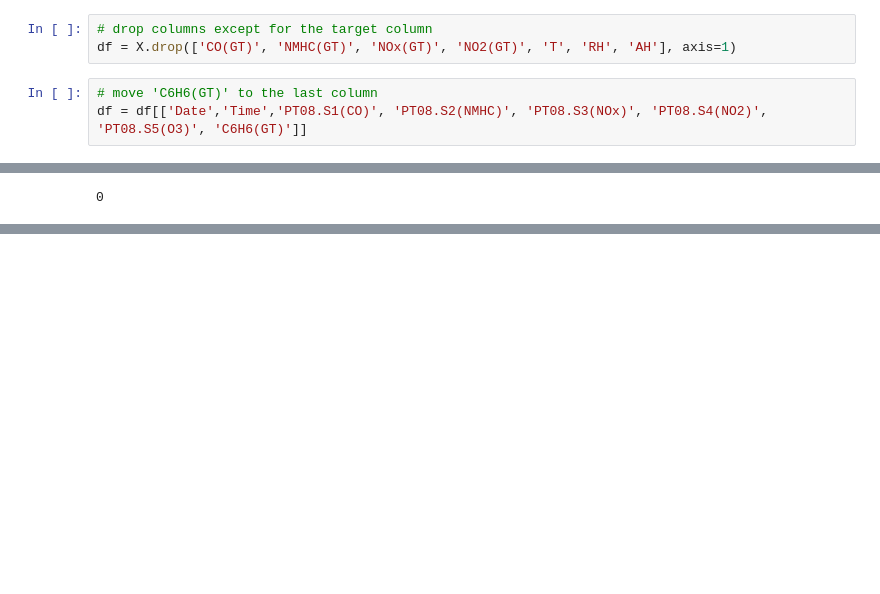
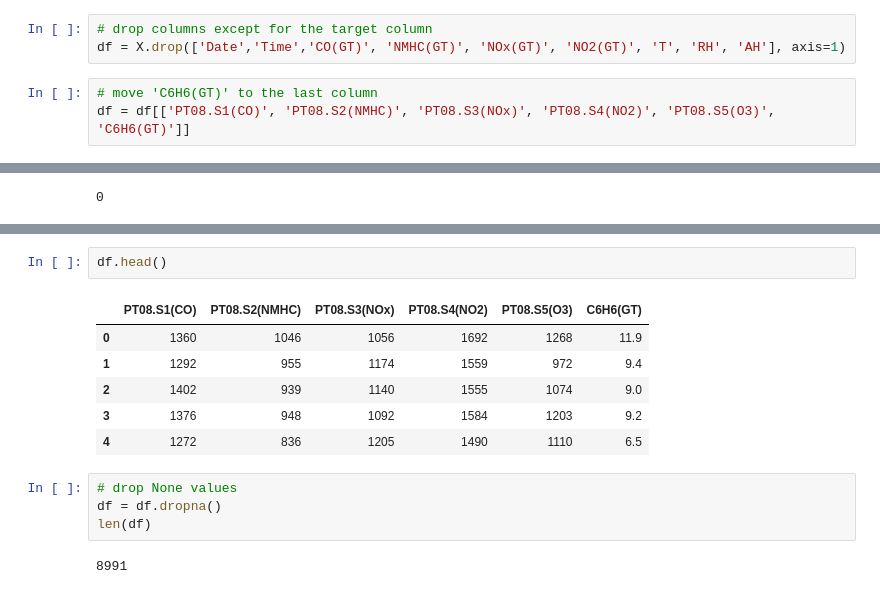
Before and after one commit to lavo2/ISPR-Midterms, a Jupyter notebook: 3/midterm3.ipynb, the cells around one changed output, grey strips where cells are left out. Drawn from its saved outputs; the diff is of its cells as text; blank space fills up the shorter version.

```diff
--- a/3/midterm3.ipynb
+++ b/3/midterm3.ipynb
@@ -51,10 +51,10 @@ X.head()
 | 4 | 3/10/2004 | 22:00:00 | 1.6 | 1272 | 51 | 6.5 | 836 | 131 | 1205 | ... |
 # %%
 # drop columns except for the target column
-df = X.drop(['CO(GT)', 'NMHC(GT)', 'NOx(GT)', 'NO2(GT)', 'T', 'RH', 'AH'], axis=1)
+df = X.drop(['Date','Time','CO(GT)', 'NMHC(GT)', 'NOx(GT)', 'NO2(GT)', 'T', 'RH', 'AH'], axis=1)
 # %%
 # move 'C6H6(GT)' to the last column
-df = df[['Date','Time','PT08.S1(CO)', 'PT08.S2(NMHC)', 'PT08.S3(NOx)', 'PT08.S4(NO2)', 'PT08.S5(O3)', 'C6H6(GT)']]
+df = df[['PT08.S1(CO)', 'PT08.S2(NMHC)', 'PT08.S3(NOx)', 'PT08.S4(NO2)', 'PT08.S5(O3)', 'C6H6(GT)']]
 # %%
 len(df)
 # %% [output]
@@ -101,0 +113,15 @@ print((df['C6H6(GT)'] == -200).sum())
+# %%
+df.head()
+# %% [output]
+|  | PT08.S1(CO) | PT08.S2(NMHC) | PT08.S3(NOx) | PT08.S4(NO2) | PT08.S5(O3) | C6H6(GT) |
+| 0 | 1360 | 1046 | 1056 | 1692 | 1268 | 11.9 |
+| 1 | 1292 | 955 | 1174 | 1559 | 972 | 9.4 |
+| 2 | 1402 | 939 | 1140 | 1555 | 1074 | 9.0 |
+| 3 | 1376 | 948 | 1092 | 1584 | 1203 | 9.2 |
+| 4 | 1272 | 836 | 1205 | 1490 | 1110 | 6.5 |
+# %%
+# drop None values
+df = df.dropna()
+len(df)
+# %% [output]
+8991
```
Also changed, not shown: parts of 18 cells of this notebook.
